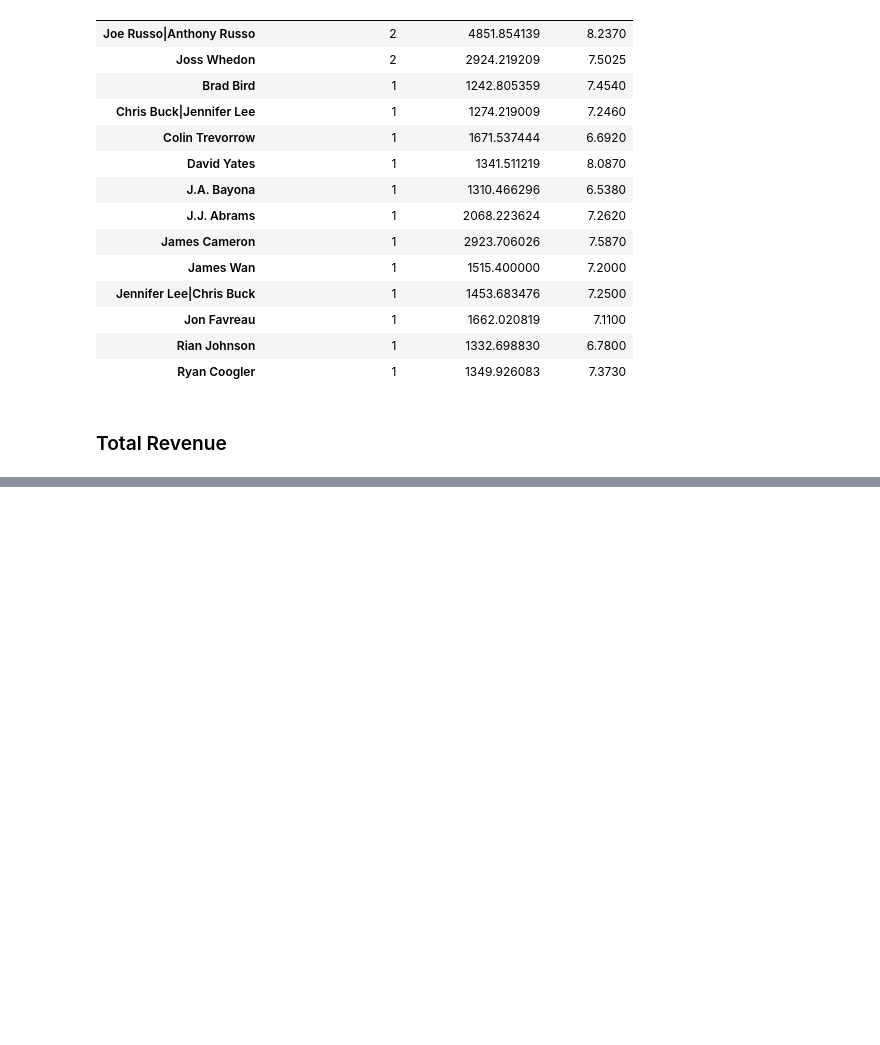
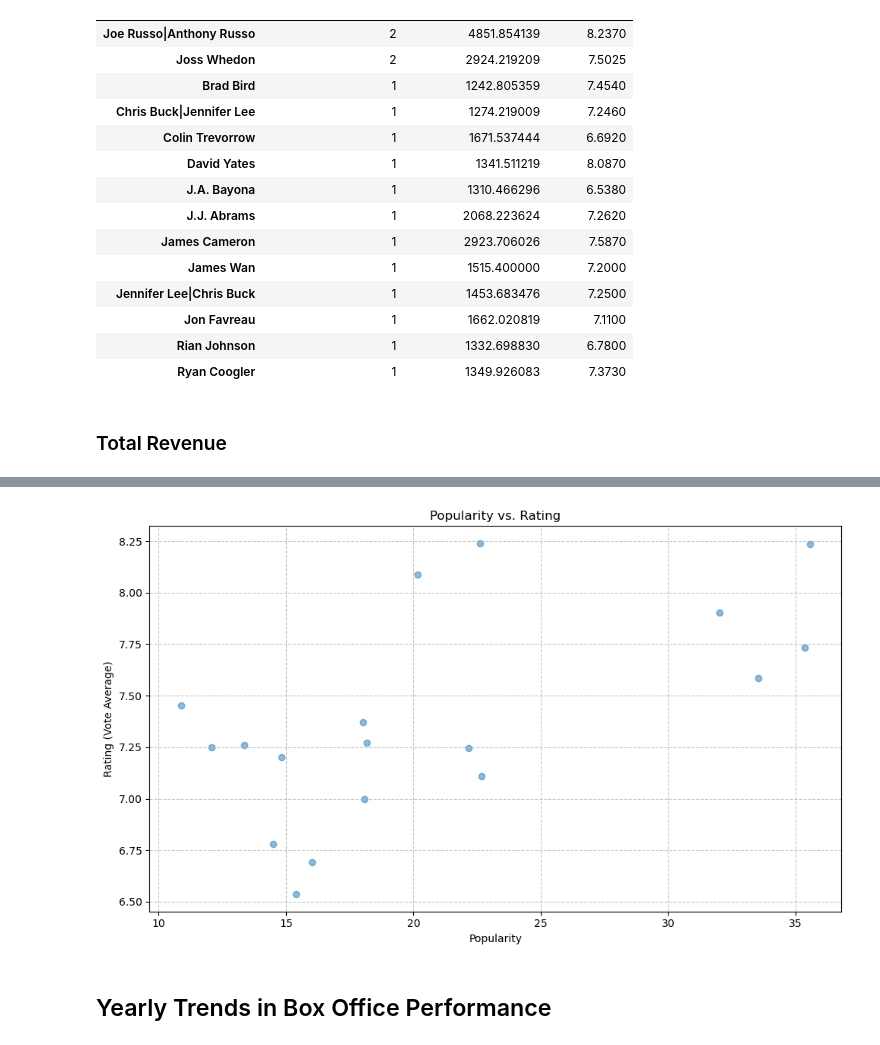
Before and after one commit to Hakeemwiki/DE-Projects, a Jupyter notebook: notebooks/TMDB_Movie_analysis.ipynb, the cells around one changed output, grey strips where cells are left out. Drawn from its saved outputs; the diff is of its cells as text; code cells hidden in the pictures; blank space fills up the shorter version.

```diff
--- a/notebooks/TMDB_Movie_analysis.ipynb
+++ b/notebooks/TMDB_Movie_analysis.ipynb
@@ -759,0 +845,16 @@ analyze_directors(data, 'total_movies_directed')
+# %%
+def plot_popularity_vs_rating(df):
+    """Visualize Popularity vs. Rating using a scatter plot."""
+    plt.figure(figsize=(10, 6))
+    plt.scatter(df['popularity'], df['vote_average'], alpha=0.5)
+    plt.title("Popularity vs. Rating")
+    plt.xlabel("Popularity")
+    plt.ylabel("Rating (Vote Average)")
+    plt.grid(True, linestyle='--', alpha=0.7)
+    plt.tight_layout()
+# %%
+plot_popularity_vs_rating(data)
+# %% [output]
+[figure, added]
+# %% [markdown]
+## Yearly Trends in Box Office Performance
```
Also changed, not shown: parts of 15 cells of this notebook.
